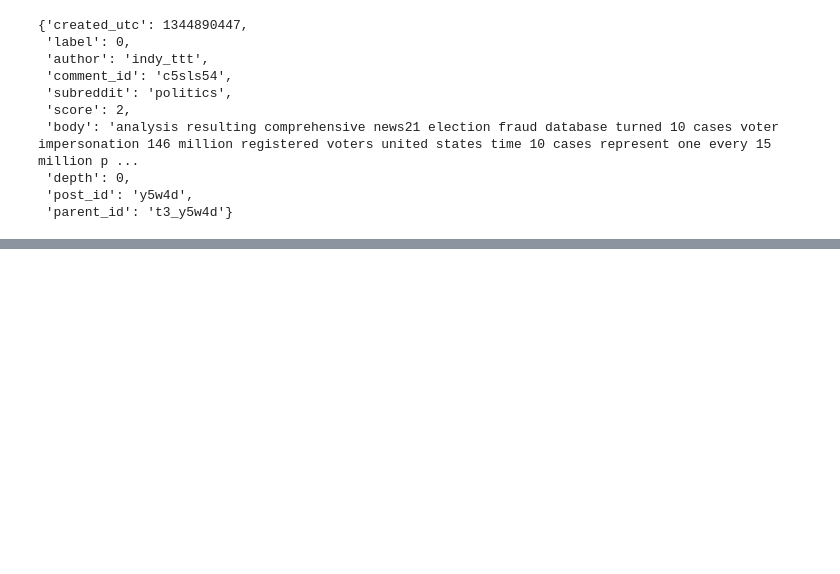
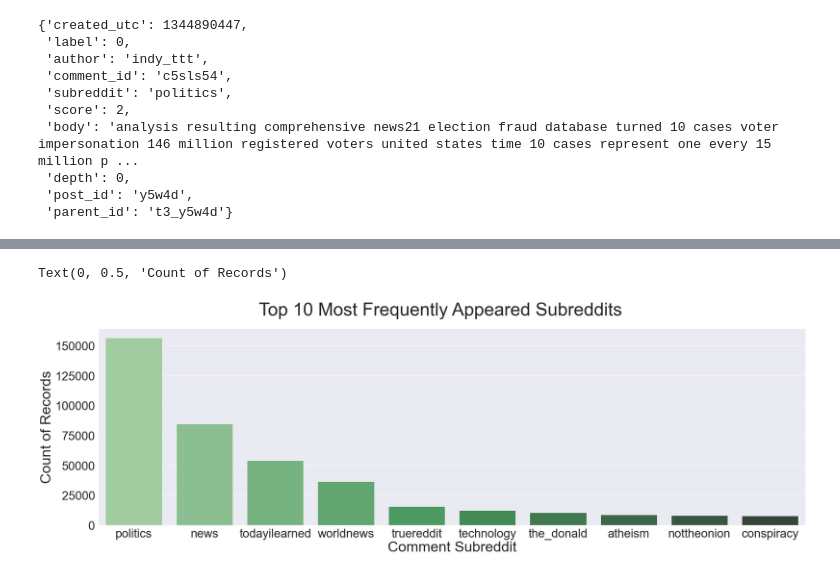
Before and after one commit to DavidKai1999/Stats-170-project, a Jupyter notebook: dataset_preprocessing/redditcomment_preprocessing.ipynb, the cells around one changed output, grey strips where cells are left out. Saved outputs shown, nothing was run; the diff lists cells and outputs as text; code cells hidden in the pictures; blank space fills up the shorter version.

```diff
--- a/dataset_preprocessing/redditcomment_preprocessing.ipynb
+++ b/dataset_preprocessing/redditcomment_preprocessing.ipynb
@@ -135,0 +234,9 @@ pickle.loads(codecs.decode(test.encode(),'base64'))
+# %%
+comment_table['comment_subreddit'] = comment_table['comment_subreddit'].str.lower()
+
+r_subreddit_10 = comment_table[['comment_subreddit','text']].groupby('comment_subreddit')['text'].count()\
+                             .reset_index(name='count') \
+                             .sort_values(['count'], ascending=False) \
+                             .head(10).reset_index(drop=True)
+
+r_subreddit_10
@@ -135,0 +255,13 @@ pickle.loads(codecs.decode(test.encode(),'base64'))
+# %%
+import seaborn as sns
+#sns.set_theme(style="whitegrid")
+sns.set(font_scale=3)
+
+f, ax = plt.subplots(1, 1, figsize=(35,10))
+ax = sns.barplot(x="comment_subreddit", y="count", data=r_subreddit_10, palette='Greens_d')
+f.suptitle('Top 10 Most Frequently Appeared Subreddits', fontsize=50)
+plt.xlabel('Comment Subreddit', fontsize=40)
+plt.ylabel('Count of Records', fontsize=40)
+# %% [output]
+Text(0, 0.5, 'Count of Records')
+[figure, added]
```
Also changed, not shown: parts of 21 cells of this notebook.
